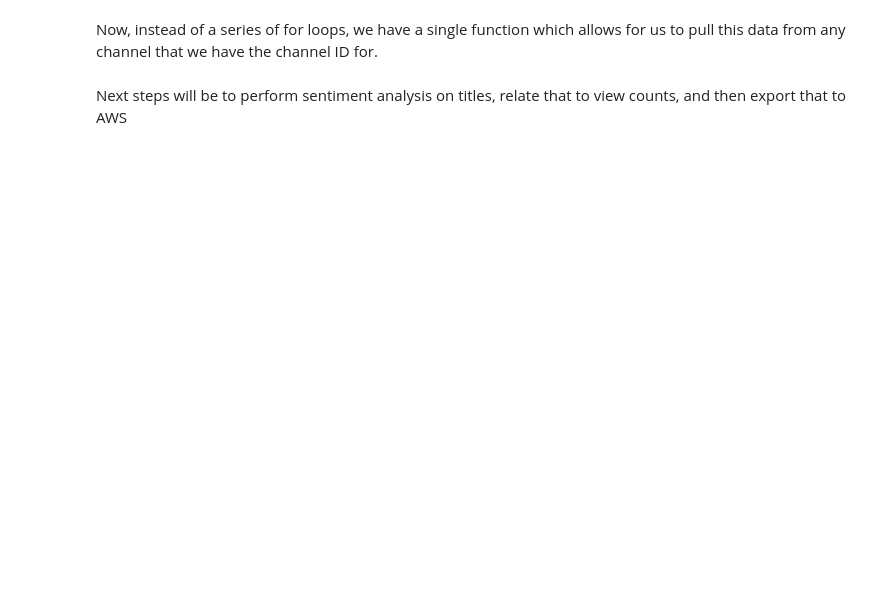
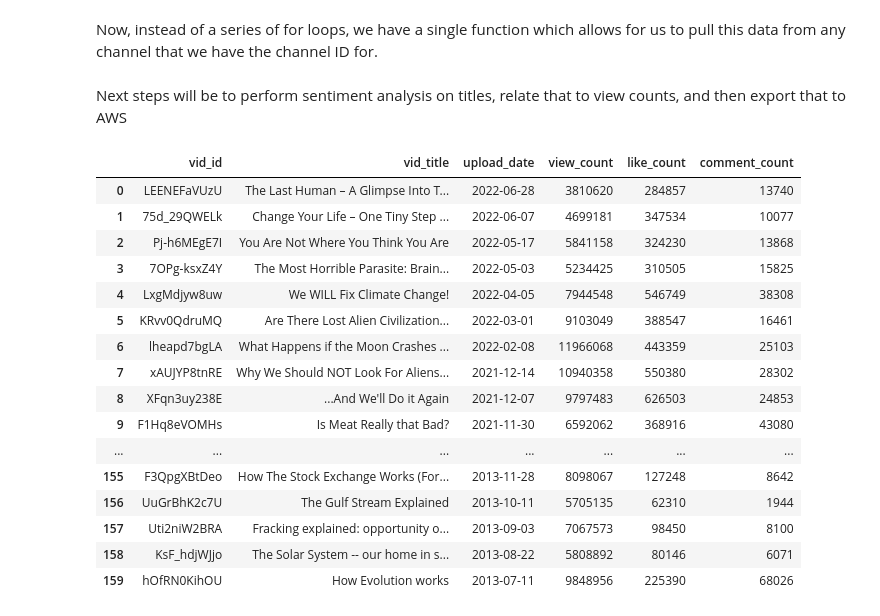
Before and after one commit to Andrew-Castagno/Portfolio, a Jupyter notebook: Youtube API Pipeline.ipynb, the cells around one changed output. Drawn from its saved outputs; the diff is of its cells as text; code cells hidden in the pictures; blank space fills up the shorter version.

Commit message:
Update Youtube API Pipeline.ipynb
Beginning of pipeline completion, connecting to AWS, added for loop to youtube api pulling function to clean the video titles.

```diff
--- a/Youtube API Pipeline.ipynb
+++ b/Youtube API Pipeline.ipynb
@@ -77,3 +94,0 @@ video_df
-# %%
-d = {"app":[0], "tap": [2]}
-pd.DataFrame(data = d)
@@ -98,7 +110,6 @@ def get_youtube_data(API_KEY, CHANNEL_ID):
             if video['id']['kind'] == "youtube#video":
                 vid_id = video['id']['videoId']
                 vid_title = video['snippet']['title']
-                vid_title = str(vid_title).replace("&amp;","")
                 upload_date = video['snippet']['publishedAt']
                 upload_date = str(upload_date).split("T")[0]
 
@@ -113,7 +124,7 @@ def get_youtube_data(API_KEY, CHANNEL_ID):
                 #concatenating into the dataframe
                 d = {'vid_id':[vid_id], 'vid_title':[vid_title], 'upload_date':[upload_date],
                      'view_count':[view_count], 'like_count':[like_count], 'comment_count':[comment_count]}
-                vid_df = pd.concat([video_df, pd.DataFrame(data = d)], ignore_index = True)
+                vid_df = pd.concat([vid_df, pd.DataFrame(data = d)], ignore_index = True)
 
 
         try:
@@ -123,7 +134,11 @@ def get_youtube_data(API_KEY, CHANNEL_ID):
         except:
             break
 
+        #translating html codes in title names to their corresponding symbols
+    for i in range(len(vid_df)):
+        vid_df.vid_title[i] = html.unescape(vid_df.vid_title[i])
+
 
     return vid_df
 # %%
-get_youtube_data(API_KEY, CHANNEL_ID)
+video_df = get_youtube_data(API_KEY, CHANNEL_ID)
@@ -149,3 +146,25 @@ get_youtube_data(API_KEY, CHANNEL_ID)
 Now, instead of a series of for loops, we have a single function which allows for us to pull this data from any channel that we have the channel ID for.
 # %% [markdown]
 Next steps will be to perform sentiment analysis on titles, relate that to view counts, and then export that to AWS
+# %%
+pd.set_option("display.max_rows", None)
+
+video_df
+# %% [output]
+|  | vid_id | vid_title | upload_date | view_count | like_count | comment_count |
+| 0 | LEENEFaVUzU | The Last Human – A Glimpse Into T... | 2022-06-28 | 3810620 | 284857 | 13740 |
+| 1 | 75d_29QWELk | Change Your Life – One Tiny Step ... | 2022-06-07 | 4699181 | 347534 | 10077 |
+| 2 | Pj-h6MEgE7I | You Are Not Where You Think You Are | 2022-05-17 | 5841158 | 324230 | 13868 |
+| 3 | 7OPg-ksxZ4Y | The Most Horrible Parasite: Brain... | 2022-05-03 | 5234425 | 310505 | 15825 |
+| 4 | LxgMdjyw8uw | We WILL Fix Climate Change! | 2022-04-05 | 7944548 | 546749 | 38308 |
+| 5 | KRvv0QdruMQ | Are There Lost Alien Civilization... | 2022-03-01 | 9103049 | 388547 | 16461 |
+| 6 | lheapd7bgLA | What Happens if the Moon Crashes ... | 2022-02-08 | 11966068 | 443359 | 25103 |
+| 7 | xAUJYP8tnRE | Why We Should NOT Look For Aliens... | 2021-12-14 | 10940358 | 550380 | 28302 |
+| 8 | XFqn3uy238E | ...And We'll Do it Again | 2021-12-07 | 9797483 | 626503 | 24853 |
+| 9 | F1Hq8eVOMHs | Is Meat Really that Bad? | 2021-11-30 | 6592062 | 368916 | 43080 |
+| ... | ... | ... | ... | ... | ... | ... |
+| 155 | F3QpgXBtDeo | How The Stock Exchange Works (For... | 2013-11-28 | 8098067 | 127248 | 8642 |
+| 156 | UuGrBhK2c7U | The Gulf Stream Explained | 2013-10-11 | 5705135 | 62310 | 1944 |
+| 157 | Uti2niW2BRA | Fracking explained: opportunity o... | 2013-09-03 | 7067573 | 98450 | 8100 |
+| 158 | KsF_hdjWJjo | The Solar System -- our home in s... | 2013-08-22 | 5808892 | 80146 | 6071 |
+| 159 | hOfRN0KihOU | How Evolution works | 2013-07-11 | 9848956 | 225390 | 68026 |
```
Also changed, not shown: parts of 8 cells of this notebook.
